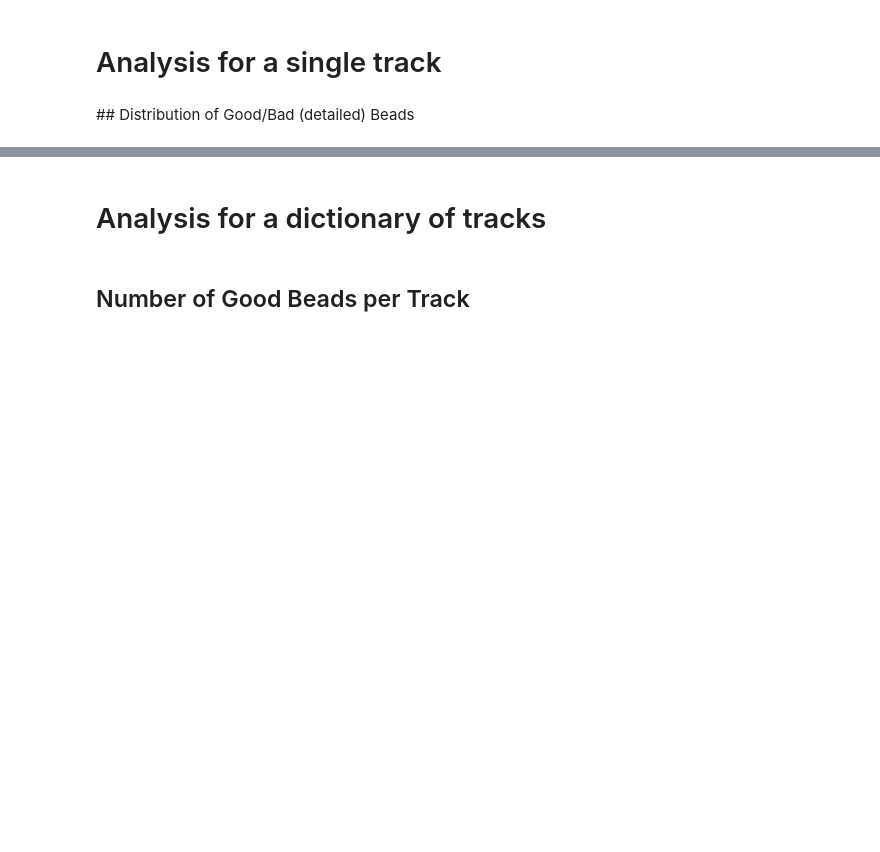
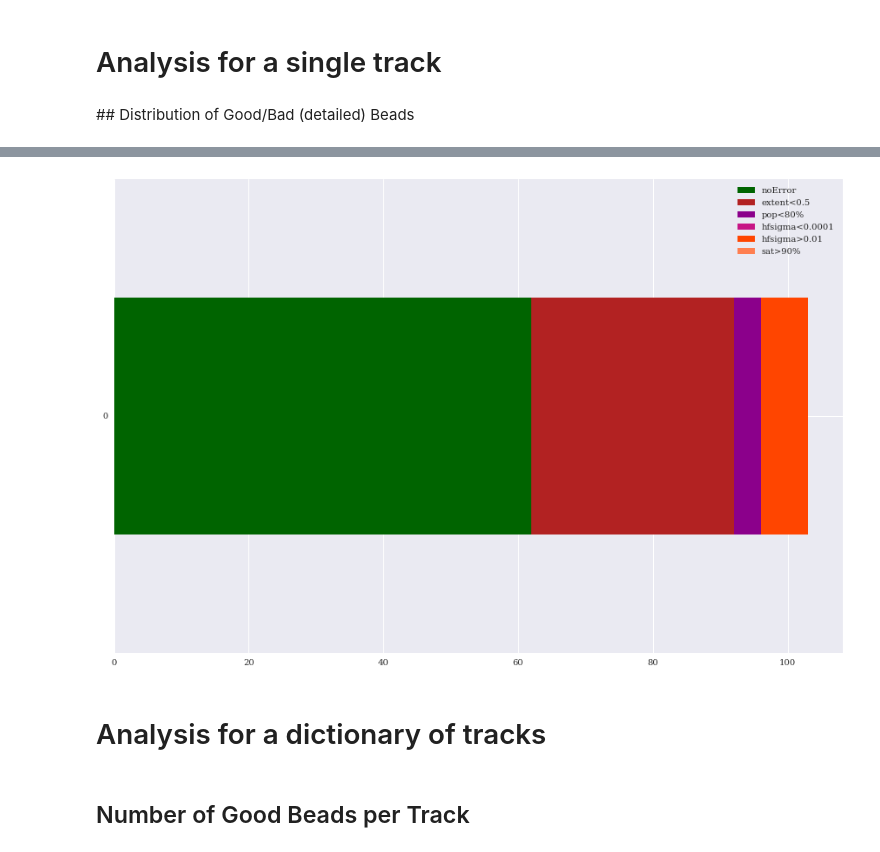
Before and after one commit to depixusgenome/trackanalysis, a Jupyter notebook: analyses/beadsquality.ipynb, the cells around one changed output, grey strips where cells are left out. Drawn from its saved outputs; the diff is of its cells as text; code cells hidden in the pictures; blank space fills up the shorter version.

Commit message:
beads quality - adding function for single tracks

```diff
--- a/analyses/beadsquality.ipynb
+++ b/analyses/beadsquality.ipynb
@@ -111,0 +130,3 @@ resume = resumeTracksQuality(track,False)
+# %%
+df_typeerror_single = dfTypeError(df_resumeBeadsQuality_single,order_beads,[track.key])
+df_typeerror_single
@@ -112,3 +145,34 @@ resume = resumeTracksQuality(track,False)
+# %%
+def barBeadsByType(df_typeerror_single,ordertracks):
+    data_counts = df_typeerror_single[ordertracks].value_counts()
+    data_counts_aux = data_counts
+    #print(data_counts.loc[['hfsigma<0.0001']])
+
+    dict_msg = {'noError':0,'extent<0.5':0,'pop<80%':0,'hfsigma<0.0001':0, 'hfsigma>0.01':0,'sat>90%':0}
+    msg = [dict_msg]
+    dict_aux = {'noError':0 if ('noError' in set(dict_msg.keys()).difference(data_counts.index) ) else data_counts.loc[['noError']].values[0] ,
+                'extent<0.5':0 if ('extent<0.5' in set(dict_msg.keys()).difference(data_counts.index) ) else data_counts.loc[['extent<0.5']].values[0],
+                'pop<80%':0 if ('pop<80%' in set(dict_msg.keys()).difference(data_counts.index) )  else data_counts.loc[['pop<80%']].values[0] ,
+                'hfsigma<0.0001':0 if ('hfsigma<0.0001' in set(dict_msg.keys()).difference(data_counts.index) ) else data_counts.loc[['hfsigma<0.0001']].values[0] ,
+                'hfsigma>0.01':0 if ('hfsigma>0.01' in set(dict_msg.keys()).difference(data_counts.index) ) else data_counts.loc[['hfsigma>0.01']].values[0] ,
+                'sat>90%':0 if ('hfsigma<0.0001' in set(dict_msg.keys()).difference(data_counts.index) ) else data_counts.loc[['sat>90%']].values[0]
+               }
+    msg.append(dict_aux)
+    del msg[0]
+    msg = list(msg)
+    msg = pd.DataFrame(msg)
+    msg = msg[['noError','extent<0.5','pop<80%','hfsigma<0.0001', 'hfsigma>0.01','sat>90%']]
+
+    ax = pd.DataFrame(msg.transpose()).transpose().plot(kind='barh',
+                                                stacked=True,
+                                               color = [ "#006400","#B22222","#8B008B","#C71585", "#FF4500","#FF7F50"])
+    ax.figure.set_size_inches(15,10)
+    return ax
+# %%
+myfig = barBeadsByType(df_typeerror_single,track.key)
+plt.show()
+# %% [output]
+[figure, added]
 # %% [markdown]
 # Analysis for a dictionary of tracks
 # %% [markdown]
```
Also changed, not shown: parts of 15 cells of this notebook.
